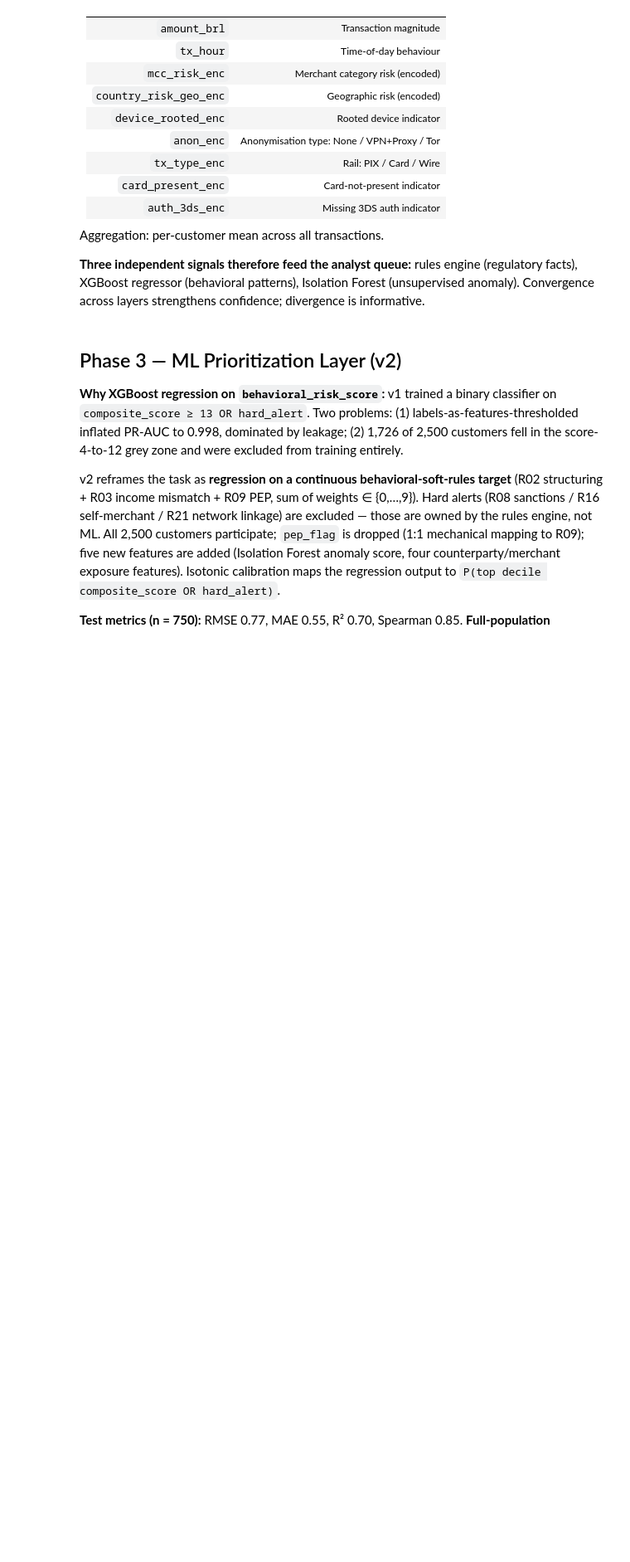
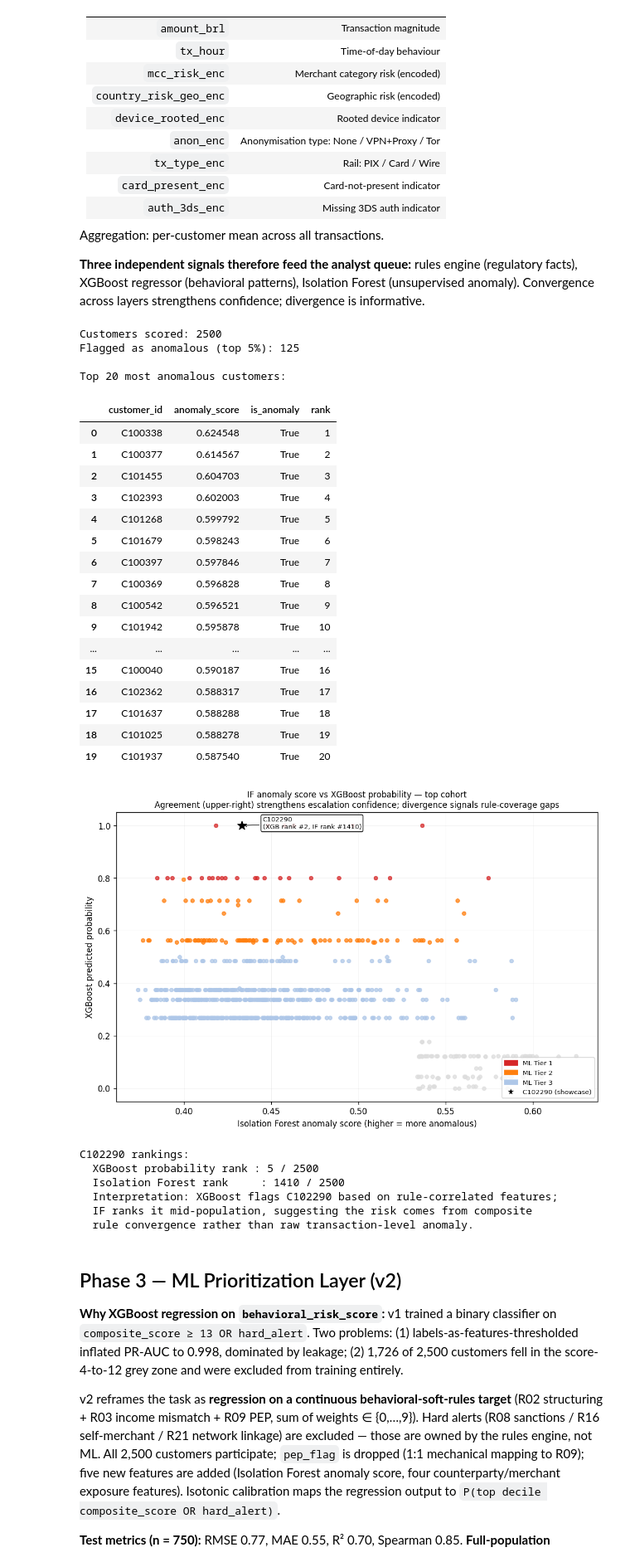
Before and after one commit to ighorj/cw-challenge-private, a Jupyter notebook: notebooks/aml_investigation.ipynb, the cells around one changed output. Shown at 83% size. Drawn from its saved outputs; the diff is of its cells as text; code cells hidden in the pictures; blank space fills up the shorter version.

```diff
--- a/notebooks/aml_investigation.ipynb
+++ b/notebooks/aml_investigation.ipynb
@@ -3,7 +3,13 @@
 import sys
 from pathlib import Path
 
-ROOT = Path.cwd().parent          # notebooks/ -> repo root
+# Robust ROOT detection: works whether Jupyter is launched from the repo
+# root or from notebooks/.
+ROOT = Path.cwd()
+if not (ROOT / "src" / "rules").exists():
+    ROOT = ROOT.parent
+assert (ROOT / "src" / "rules").exists(), f"Could not locate repo root from {Path.cwd()}"
+
 sys.path.insert(0, str(ROOT / "src" / "rules"))
 sys.path.insert(0, str(ROOT / "src" / "ml"))
 
@@ -175,8 +271,6 @@ Aggregation: per-customer mean across all transactions.
 import sys
 sys.path.insert(0, str(ROOT / 'src' / 'ml'))
 import isolation_forest as iso_mod
-import matplotlib
-matplotlib.use('Agg')
 import matplotlib.pyplot as plt
 import matplotlib.patches as mpatches
 from IPython.display import display as ipy_display, Image as IpyImage
@@ -235,33 +329,62 @@ ax.set_xlabel('Isolation Forest anomaly score (higher = more anomalous)', fontsi
 ax.set_ylabel('XGBoost predicted probability', fontsize=10)
 ax.set_title(
     'IF anomaly score vs XGBoost probability — top cohort\n'
     'Agreement (upper-right) strengthens escalation confidence; '
     'divergence signals rule-coverage gaps',
     fontsize=10
 )
 
 handles = [mpatches.Patch(color=v, label=k) for k, v in band_colors.items() if k != 'Routine']
 handles.append(plt.Line2D([0],[0], marker='*', color='w',
                markerfacecolor='black', markersize=11, label='C102290 (showcase)'))
 ax.legend(handles=handles, fontsize=8, loc='lower right')
 ax.grid(True, alpha=0.2, linewidth=0.5)
 plt.tight_layout()
 
 buf = io.BytesIO()
 fig.savefig(buf, format='png', dpi=120, bbox_inches='tight')
 buf.seek(0)
 ipy_display(IpyImage(data=buf.read(), format='png'))
 plt.close(fig)
 
 # Summary: where does C102290 sit in each ranking?
 xgb_rank  = int(ml_out.reset_index().query("customer_id == 'C102290'").index[0]) + 1
 if_rank   = int(if_scores[if_scores.customer_id == 'C102290']['rank'].values[0])
 print(f"\nC102290 rankings:")
 print(f"  XGBoost probability rank : {xgb_rank} / 2500")
 print(f"  Isolation Forest rank     : {if_rank} / 2500")
 print(f"  Interpretation: XGBoost flags C102290 based on rule-correlated features;")
 print(f"  IF ranks it mid-population, suggesting the risk comes from composite")
 print(f"  rule convergence rather than raw transaction-level anomaly.")
+# %% [output]
+Customers scored: 2500
+Flagged as anomalous (top 5%): 125
+
+Top 20 most anomalous customers:
+|  | customer_id | anomaly_score | is_anomaly | rank |
+| 0 | C100338 | 0.624548 | True | 1 |
+| 1 | C100377 | 0.614567 | True | 2 |
+| 2 | C101455 | 0.604703 | True | 3 |
+| 3 | C102393 | 0.602003 | True | 4 |
+| 4 | C101268 | 0.599792 | True | 5 |
+| 5 | C101679 | 0.598243 | True | 6 |
+| 6 | C100397 | 0.597846 | True | 7 |
+| 7 | C100369 | 0.596828 | True | 8 |
+| 8 | C100542 | 0.596521 | True | 9 |
+| 9 | C101942 | 0.595878 | True | 10 |
+| ... | ... | ... | ... | ... |
+| 15 | C100040 | 0.590187 | True | 16 |
+| 16 | C102362 | 0.588317 | True | 17 |
+| 17 | C101637 | 0.588288 | True | 18 |
+| 18 | C101025 | 0.588278 | True | 19 |
+| 19 | C101937 | 0.587540 | True | 20 |
+[figure, added]
+C102290 rankings:
+  XGBoost probability rank : 5 / 2500
+  Isolation Forest rank     : 1410 / 2500
+  Interpretation: XGBoost flags C102290 based on rule-correlated features;
+  IF ranks it mid-population, suggesting the risk comes from composite
+  rule convergence rather than raw transaction-level anomaly.
 # %% [markdown]
 ## Phase 3 — ML Prioritization Layer (v2)
 
```
Also changed, not shown: parts of 7 cells of this notebook, 2 other files.
